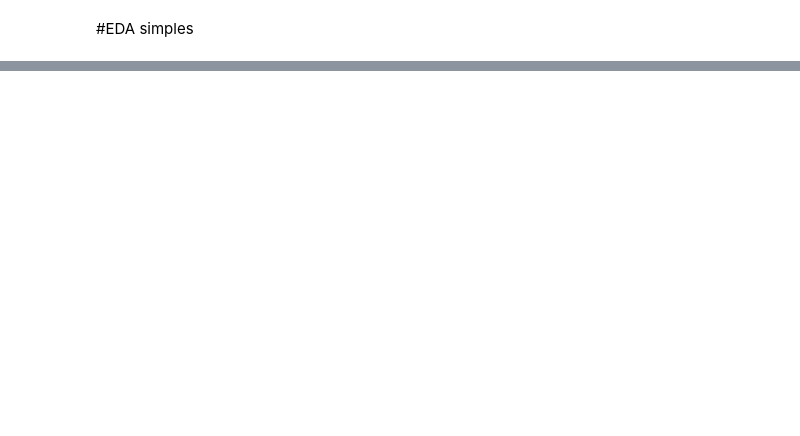
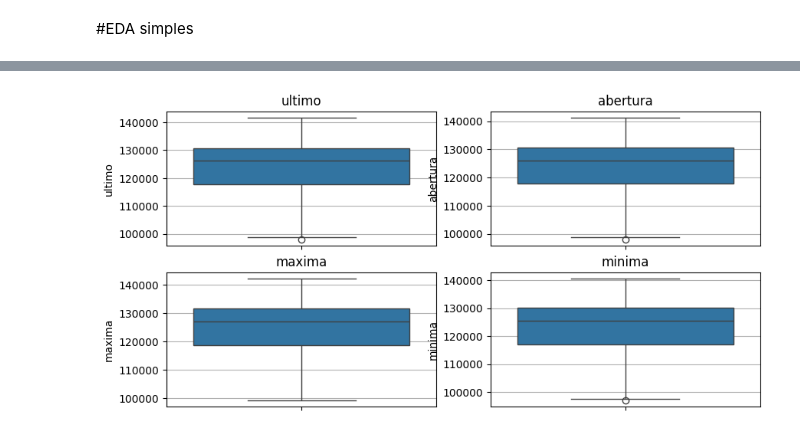
Before and after one commit to e-junior/Data-Science, a Jupyter notebook: indice_ibov.ipynb, the cells around one changed output, grey strips where cells are left out. Cells and saved outputs as stored; diff of their text form; code cells hidden in the pictures; blank space fills up the shorter version.

```diff
--- a/indice_ibov.ipynb
+++ b/indice_ibov.ipynb
@@ -105,0 +182,25 @@ df_ibov.describe()
+# %%
+#boxplot para variaveis que apresentam correlação
+
+plt.figure(figsize=(10,5))
+
+plt.subplot(2,2,1)
+plt.grid()
+sns.boxplot(df_ibov['ultimo'])
+plt.title('ultimo')
+plt.subplot(2,2,2)
+plt.grid()
+sns.boxplot(df_ibov['abertura'])
+plt.title('abertura')
+plt.subplot(2,2,3)
+plt.grid()
+sns.boxplot(df_ibov['maxima'])
+plt.title('maxima')
+plt.subplot(2,2,4)
+plt.grid()
+sns.boxplot(df_ibov['minima'])
+plt.title('minima')
+
+plt.show()
+# %% [output]
+[figure, added]
```
Also changed, not shown: parts of 12 cells of this notebook.
